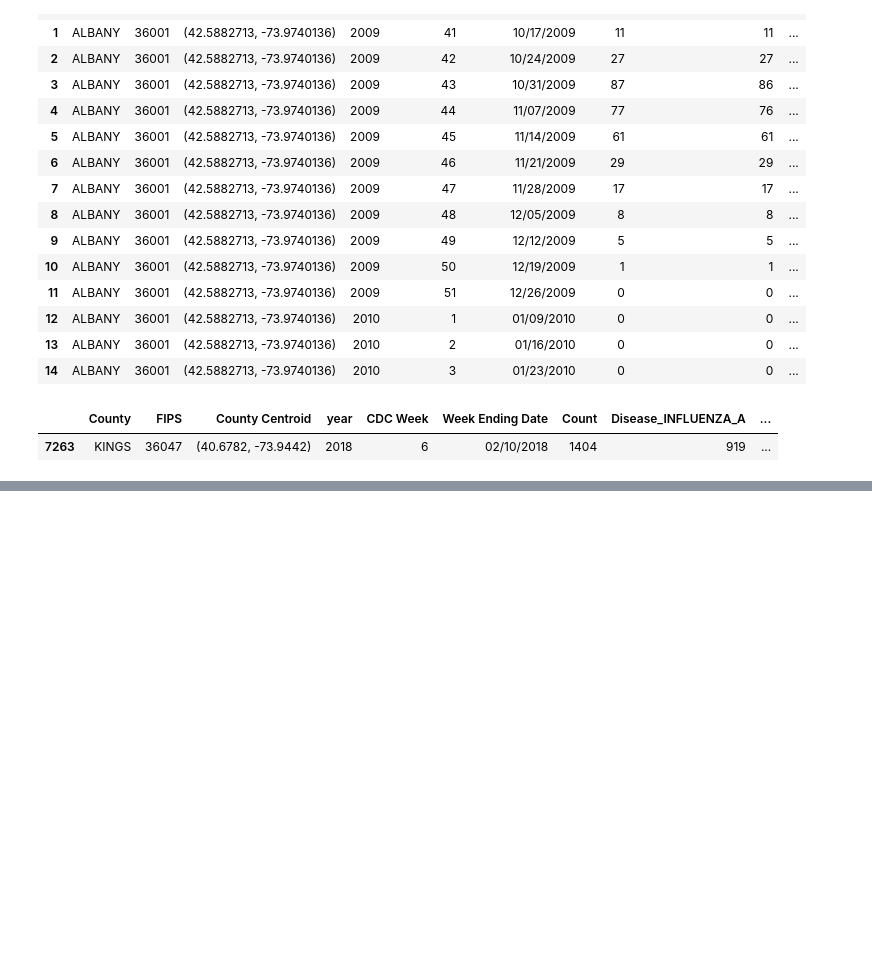
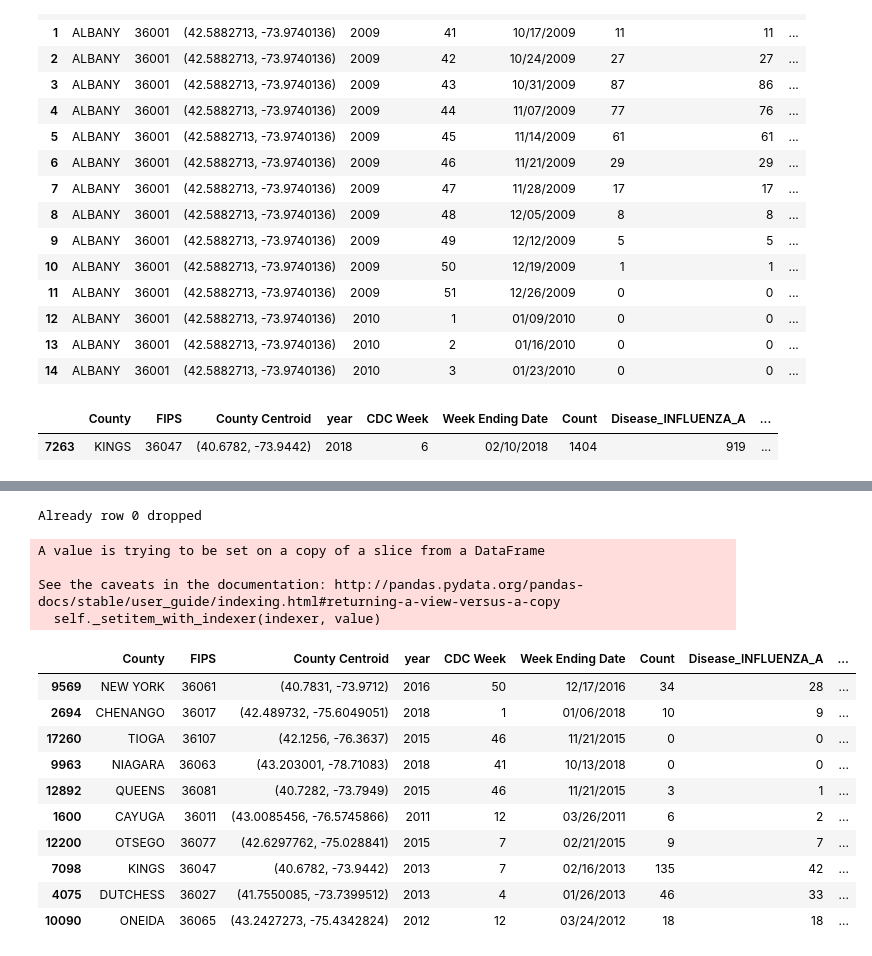
Before and after one commit to shivasanketh-rm/InfluenzaOutbreaks, a Jupyter notebook: InfluenzaOutbreak_DataPreparation.ipynb, the cells around one changed output, grey strips where cells are left out. Drawn from its saved outputs; the diff is of its cells as text; code cells hidden in the pictures; blank space fills up the shorter version.

Commit message:
Unemployment and GDP merge

```diff
--- a/InfluenzaOutbreak_DataPreparation.ipynb
+++ b/InfluenzaOutbreak_DataPreparation.ipynb
@@ -122,0 +127,3 @@ df_sum.loc[(df_sum['County'] == 'KINGS') & (df_sum['Week Ending Date'] == '02/10
+# %%
+df_master = pd.read_csv("master.csv", index_col=0)
+df_master.head()
@@ -122,0 +137,3 @@ df_sum.loc[(df_sum['County'] == 'KINGS') & (df_sum['Week Ending Date'] == '02/10
+# %%
+df_unemp = pd.read_csv("unemployment.csv")
+df_unemp.head()
@@ -122,0 +147,33 @@ df_sum.loc[(df_sum['County'] == 'KINGS') & (df_sum['Week Ending Date'] == '02/10
+# %%
+df_unemp.shape
+df_master['UnempRate'] = df_master.apply(lambda _: '-', axis=1)
+try:
+  df_unemp = df_unemp.drop([0])
+except:
+  print("Row 0 not present")
+# %% [output]
+Already row 0 dropped
+# %%
+for county_name in df_master['County'].unique():
+  for unemp_year in range(2009,2019):
+    df_master['UnempRate'].loc[(df_master['year'] == unemp_year) & (df_master['County'] == county_name)] = float(df_unemp['UnempRate' + str(unemp_year)].iloc[np.where(df_unemp['County'] == county_name.title())])
+# %% [output]
+A value is trying to be set on a copy of a slice from a DataFrame
+
+See the caveats in the documentation: http://pandas.pydata.org/pandas-docs/stable/user_guide/indexing.html#returning-a-view-versus-a-copy
+  self._setitem_with_indexer(indexer, value)
+# %%
+df_master.sample(n = 10)
+#df_master.head(20)
+# %% [output]
+|  | County | FIPS | County Centroid | year | CDC Week | Week Ending Date | Count | Disease_INFLUENZA_A | ... |
+| 9569 | NEW YORK | 36061 | (40.7831, -73.9712) | 2016 | 50 | 12/17/2016 | 34 | 28 | ... |
+| 2694 | CHENANGO | 36017 | (42.489732, -75.6049051) | 2018 | 1 | 01/06/2018 | 10 | 9 | ... |
+| 17260 | TIOGA | 36107 | (42.1256, -76.3637) | 2015 | 46 | 11/21/2015 | 0 | 0 | ... |
+| 9963 | NIAGARA | 36063 | (43.203001, -78.71083) | 2018 | 41 | 10/13/2018 | 0 | 0 | ... |
+| 12892 | QUEENS | 36081 | (40.7282, -73.7949) | 2015 | 46 | 11/21/2015 | 3 | 1 | ... |
+| 1600 | CAYUGA | 36011 | (43.0085456, -76.5745866) | 2011 | 12 | 03/26/2011 | 6 | 2 | ... |
+| 12200 | OTSEGO | 36077 | (42.6297762, -75.028841) | 2015 | 7 | 02/21/2015 | 9 | 7 | ... |
+| 7098 | KINGS | 36047 | (40.6782, -73.9442) | 2013 | 7 | 02/16/2013 | 135 | 42 | ... |
+| 4075 | DUTCHESS | 36027 | (41.7550085, -73.7399512) | 2013 | 4 | 01/26/2013 | 46 | 33 | ... |
+| 10090 | ONEIDA | 36065 | (43.2427273, -75.4342824) | 2012 | 12 | 03/24/2012 | 18 | 18 | ... |
```
Also changed, not shown: parts of 12 cells of this notebook.
